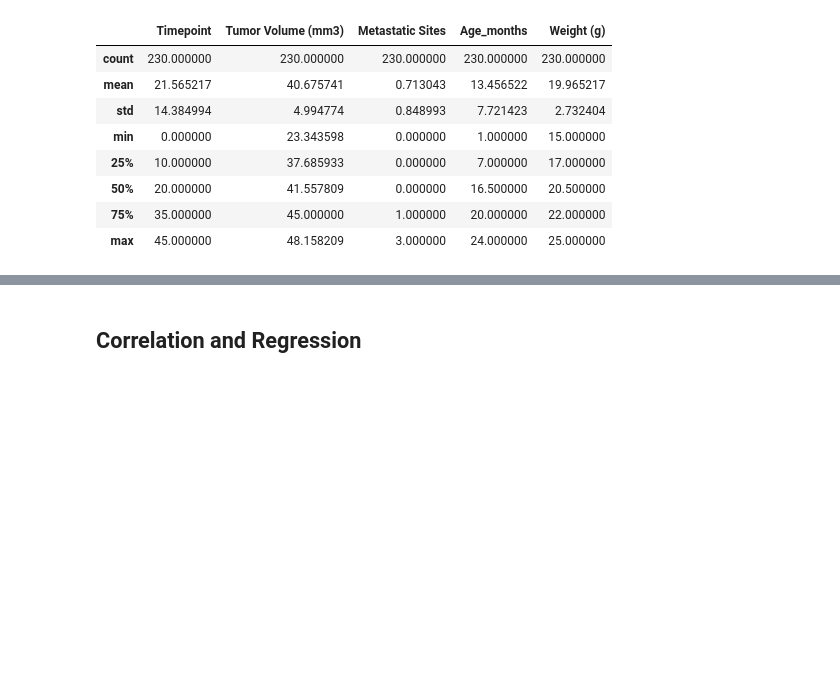
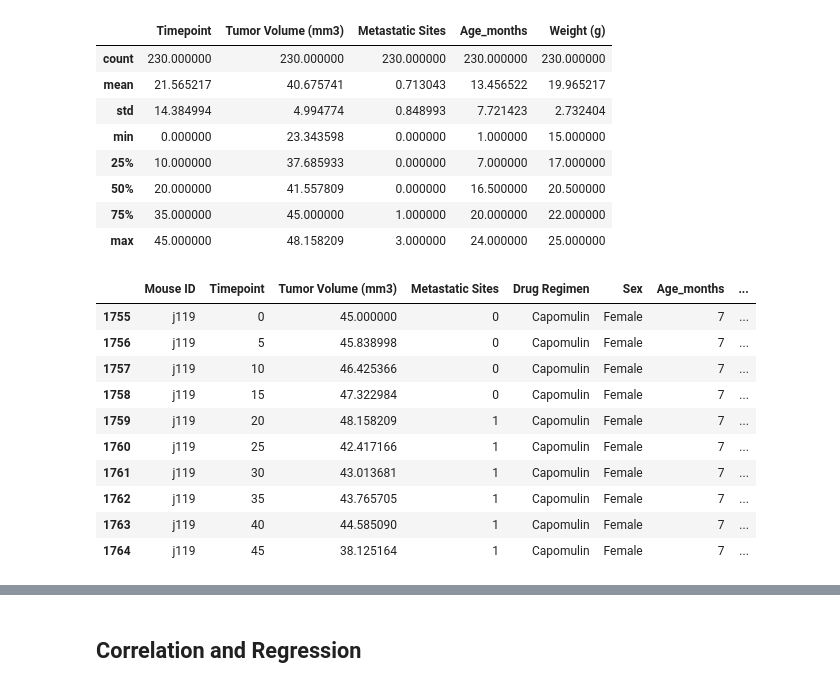
Before and after one commit to Jam0134/Matplotlib---Week-5, a Jupyter notebook: pymacehtucals_final.ipynb, the cells around one changed output, grey strips where cells are left out. Saved outputs shown, nothing was run; the diff lists cells and outputs as text; code cells hidden in the pictures; blank space fills up the shorter version.

```diff
--- a/pymacehtucals_final.ipynb
+++ b/pymacehtucals_final.ipynb
@@ -354,3 +349,20 @@ capomulin_treatment_table.describe()
 | 50% | 20.000000 | 41.557809 | 0.000000 | 16.500000 | 20.500000 |
 | 75% | 35.000000 | 45.000000 | 1.000000 | 20.000000 | 22.000000 |
 | max | 45.000000 | 48.158209 | 3.000000 | 24.000000 | 25.000000 |
+# %%
+# Isolate a mouse ID number and get the stats for capomulin for j119, which is the mouse I have picked
+
+capomulin_regimen_j119 = capomulin_regimen.loc[capomulin_regimen['Mouse ID'] == "j119"]
+capomulin_regimen_j119
+# %% [output]
+|  | Mouse ID | Timepoint | Tumor Volume (mm3) | Metastatic Sites | Drug Regimen | Sex | Age_months | ... |
+| 1755 | j119 | 0 | 45.000000 | 0 | Capomulin | Female | 7 | ... |
+| 1756 | j119 | 5 | 45.838998 | 0 | Capomulin | Female | 7 | ... |
+| 1757 | j119 | 10 | 46.425366 | 0 | Capomulin | Female | 7 | ... |
+| 1758 | j119 | 15 | 47.322984 | 0 | Capomulin | Female | 7 | ... |
+| 1759 | j119 | 20 | 48.158209 | 1 | Capomulin | Female | 7 | ... |
+| 1760 | j119 | 25 | 42.417166 | 1 | Capomulin | Female | 7 | ... |
+| 1761 | j119 | 30 | 43.013681 | 1 | Capomulin | Female | 7 | ... |
+| 1762 | j119 | 35 | 43.765705 | 1 | Capomulin | Female | 7 | ... |
+| 1763 | j119 | 40 | 44.585090 | 1 | Capomulin | Female | 7 | ... |
+| 1764 | j119 | 45 | 38.125164 | 1 | Capomulin | Female | 7 | ... |
```
Also changed, not shown: parts of 5 cells of this notebook.
